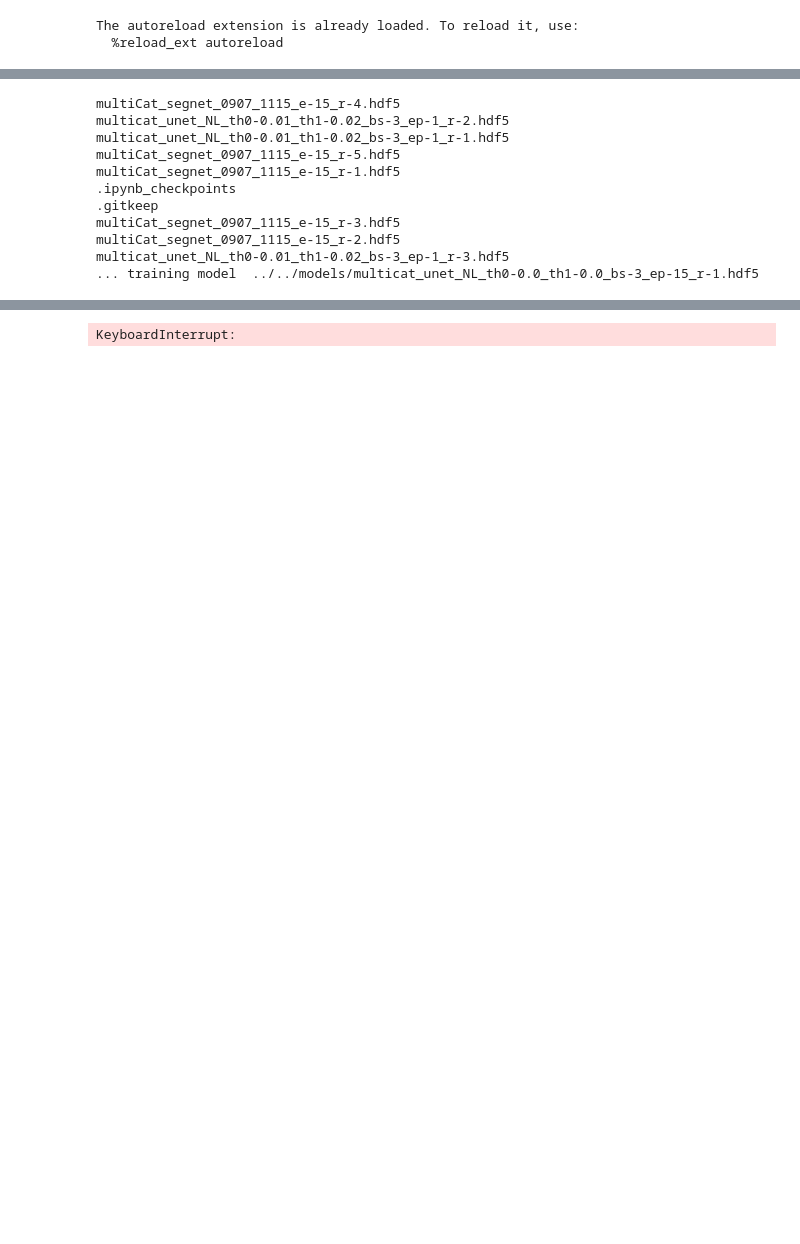
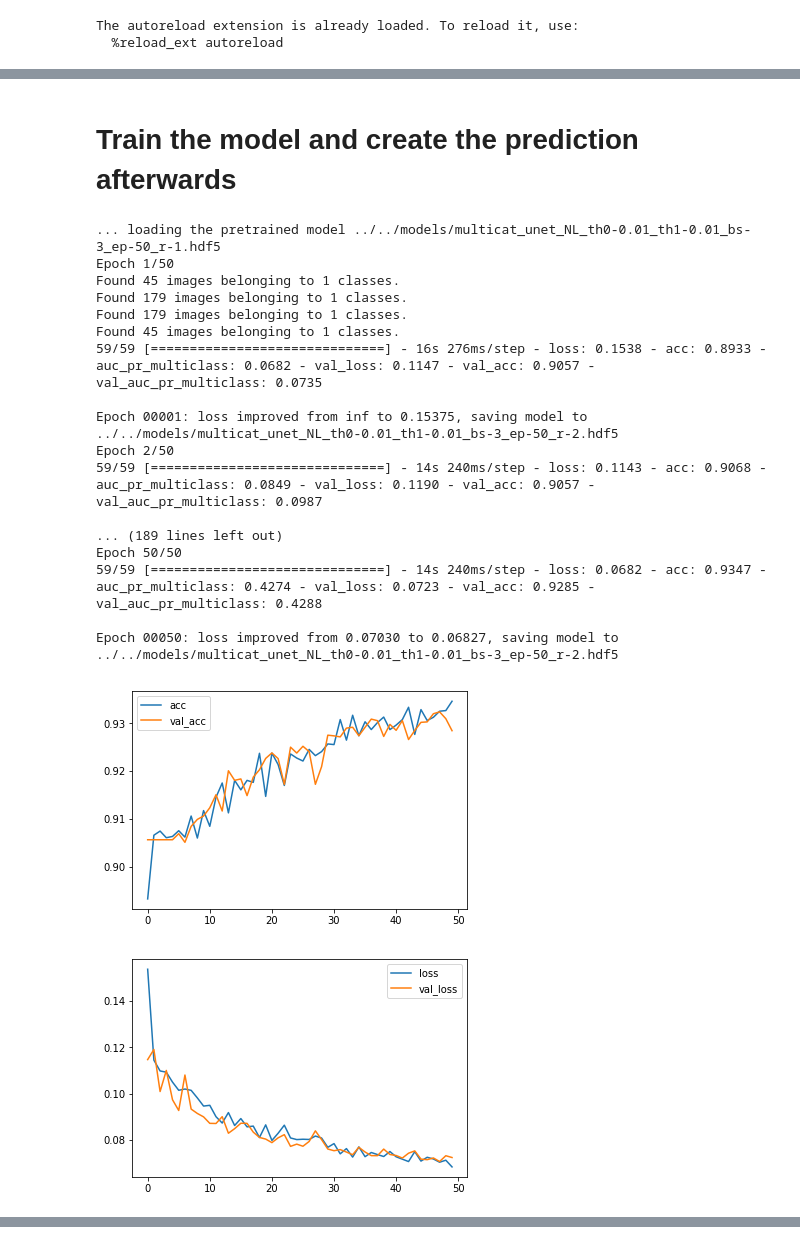
Before and after one commit to BerlinRDT/roaddetection, a Jupyter notebook: notebooks/networks/run_multiCatNetwork_V2.ipynb, the cells around one changed output, grey strips where cells are left out. Drawn from its saved outputs; the diff is of its cells as text; code cells hidden in the pictures; blank space fills up the shorter version.

Commit message:
updates multi-class semantic segmentation

```diff
--- a/notebooks/networks/run_multiCatNetwork_V2.ipynb
+++ b/notebooks/networks/run_multiCatNetwork_V2.ipynb
@@ -82,7 +111,7 @@ def selectData(tNoRoad = 0.95, tPRoad = 0, tURoad = 0, tEmpty = 0):
     if tURoad > 0:
         sdf = pd.concat([sdf, unpaved_RP])
 
-    sdf = shuffle(sdf, random_state=r).sample(frac=.4, random_state=r).reset_index(drop=True)
+    sdf = shuffle(sdf, random_state=r).sample(frac=.3, random_state=r).reset_index(drop=True)
 
     train_tmp, test = train_test_split(sdf, test_size=0.2, random_state=r)
     train, valid = train_test_split(train_tmp, test_size=0.2, random_state=r)
@@ -92,5 +121,5 @@ def selectData(tNoRoad = 0.95, tPRoad = 0, tURoad = 0, tEmpty = 0):
 # %%
-train, valid, test = selectData(tURoad = 0.06)
+train, valid, test = selectData()#tURoad = 0.06)
 # %%
 print("Train set")
 print(train.region.value_counts())
@@ -368,23 +364,65 @@ def go(model = 'unet', th0 = 0.01, th1 = 0.02, target_size = (256, 256), batch_s
     )
 
     return history, model
+# %%
+def plot_history(history):
+    plt.plot(history["acc"], label="acc")
+    plt.plot(history["val_acc"], label="val_acc")
+    plt.legend()
+    plt.show()
+    plt.close()
+
+    plt.plot(history["loss"], label="loss")
+    plt.plot(history["val_loss"], label="val_loss")
+    plt.legend()
+    plt.show()
+    plt.close()#
+    plt.plot(history["auc_pr_multiclass"], label="auc_pr_multiclass")
+    plt.plot(history["val_auc_pr_multiclass"], label="val_auc_pr_multiclass")
+    plt.legend()
+    plt.show()
+    plt.close()
+# %%
+def prediction(model):
+    testGene = testGenerator("../../data/test/sat",target_size=(256, 256),as_gray=False)
+    n = 0
+    for img, name in testGene:
+        results = model.predict(img, batch_size=1)
+        saveResult("../../data/test/predict", results, name, True, 3)
+        n += 1
+        if(n>300):
+            break
+# %% [markdown]
+# Train the model and create the prediction afterwards
 # %%
-for t0 in [0., 0.01, 0.02]:
-    for t1 in [0., 0.01, 0.02, 0.04, 0.08]:
+glob_history = {}
+for t0 in [0.01]:
+    for t1 in [0.01]:
         for i in range(3):
-            history, model = go(batch_size = 3, epochs = 15, pretrained = True, th0=t0, th1=t1)
+            history, model = go(batch_size = 3, epochs = 50, pretrained = True, th0=t0, th1=t1)
+            glob_history.update(history.history)
+            plot_history(glob_history)
+            prediction(model)
             del history
             del model
             keras.clear_session()
 # %% [output]
-multiCat_segnet_0907_1115_e-15_r-4.hdf5
-multicat_unet_NL_th0-0.01_th1-0.02_bs-3_ep-1_r-2.hdf5
-multicat_unet_NL_th0-0.01_th1-0.02_bs-3_ep-1_r-1.hdf5
-multiCat_segnet_0907_1115_e-15_r-5.hdf5
-multiCat_segnet_0907_1115_e-15_r-1.hdf5
-.ipynb_checkpoints
-.gitkeep
-multiCat_segnet_0907_1115_e-15_r-3.hdf5
-multiCat_segnet_0907_1115_e-15_r-2.hdf5
-multicat_unet_NL_th0-0.01_th1-0.02_bs-3_ep-1_r-3.hdf5
-... training model  ../../models/multicat_unet_NL_th0-0.0_th1-0.0_bs-3_ep-15_r-1.hdf5
+... loading the pretrained model ../../models/multicat_unet_NL_th0-0.01_th1-0.01_bs-3_ep-50_r-1.hdf5
+Epoch 1/50
+Found 45 images belonging to 1 classes.
+Found 179 images belonging to 1 classes.
+Found 179 images belonging to 1 classes.
+Found 45 images belonging to 1 classes.
+59/59 [==============================] - 16s 276ms/step - loss: 0.1538 - acc: 0.8933 - auc_pr_multiclass: 0.0682 - val_loss: 0.1147 - val_acc: 0.9057 - val_auc_pr_multiclass: 0.0735
+
+Epoch 00001: loss improved from inf to 0.15375, saving model to ../../models/multicat_unet_NL_th0-0.01_th1-0.01_bs-3_ep-50_r-2.hdf5
+Epoch 2/50
+59/59 [==============================] - 14s 240ms/step - loss: 0.1143 - acc: 0.9068 - auc_pr_multiclass: 0.0849 - val_loss: 0.1190 - val_acc: 0.9057 - val_auc_pr_multiclass: 0.0987
+
+... (189 lines left out)
+Epoch 50/50
+59/59 [==============================] - 14s 240ms/step - loss: 0.0682 - acc: 0.9347 - auc_pr_multiclass: 0.4274 - val_loss: 0.0723 - val_acc: 0.9285 - val_auc_pr_multiclass: 0.4288
+
+Epoch 00050: loss improved from 0.07030 to 0.06827, saving model to ../../models/multicat_unet_NL_th0-0.01_th1-0.01_bs-3_ep-50_r-2.hdf5
+[figure, added]
+[figure, added]
@@ -408 +446,0 @@ Epoch 3/15
-KeyboardInterrupt:
```
Also changed, not shown: parts of 32 cells of this notebook, 1 other file.
